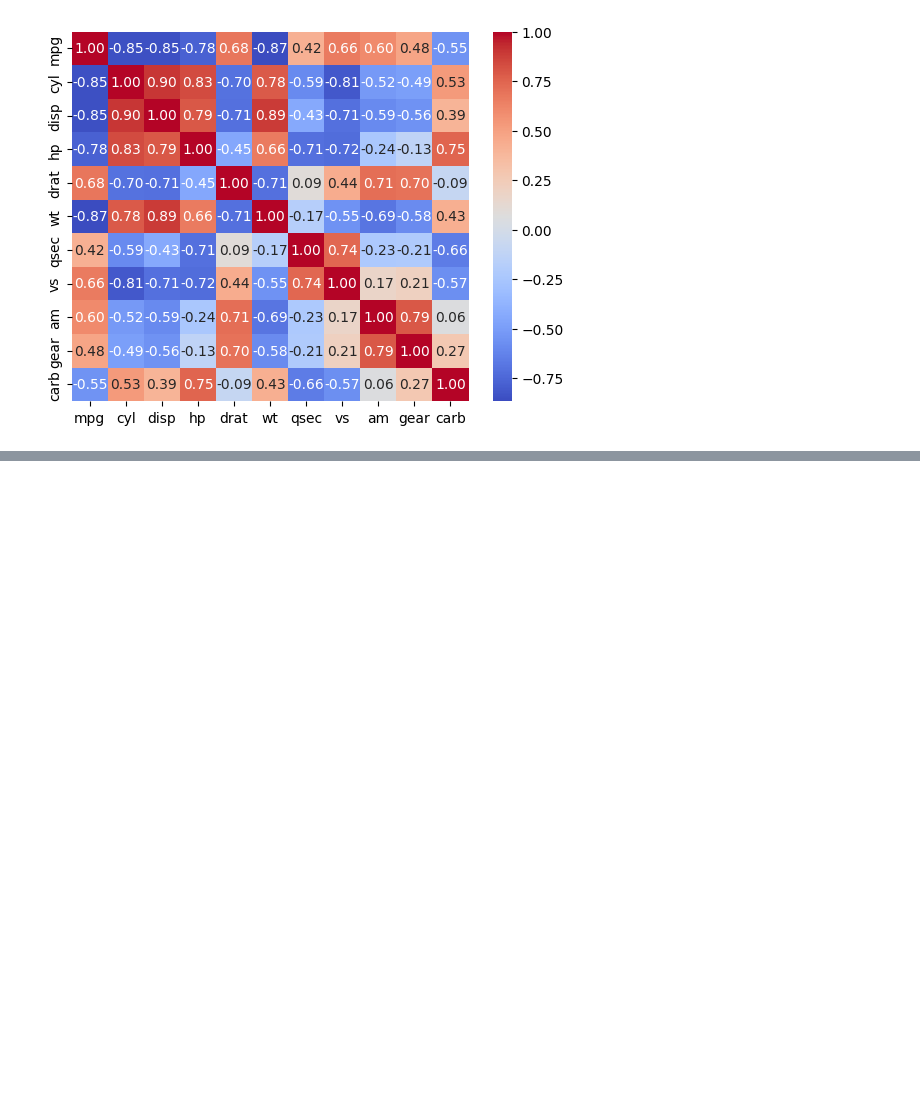
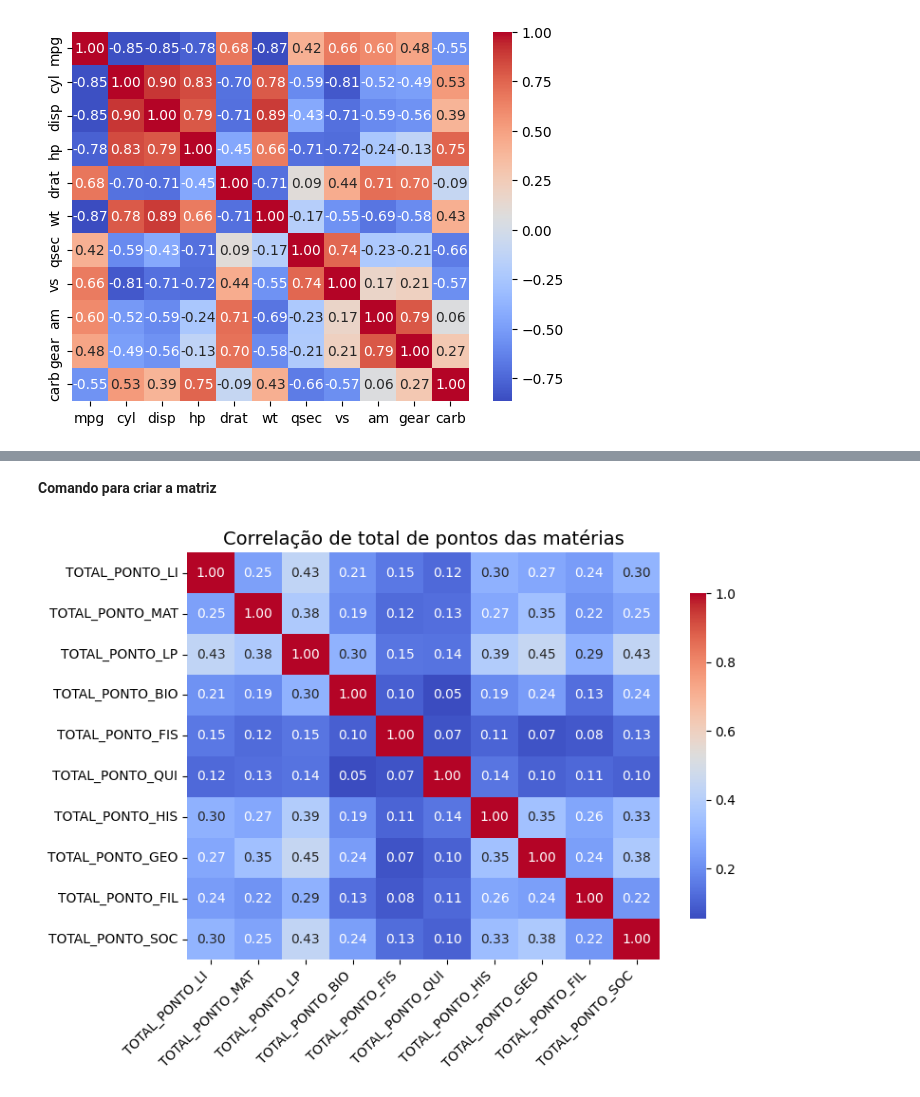
Before and after one commit to kaiquefaconi/Chartjs, a Jupyter notebook: Untitled0.ipynb, the cells around one changed output, grey strips where cells are left out. Drawn from its saved outputs; the diff is of its cells as text; code cells hidden in the pictures; blank space fills up the shorter version.

```diff
--- a/Untitled0.ipynb
+++ b/Untitled0.ipynb
@@ -41,0 +74,25 @@ sns.heatmap(corr, cmap='coolwarm', annot= True, fmt= '.2f')
+# %% [markdown]
+**Comando para criar a matriz**
+# %%
+# Escolher colunas de interesse
+colunas_interesse = ['TOTAL_PONTO_LI', 'TOTAL_PONTO_MAT', 'TOTAL_PONTO_LP', 'TOTAL_PONTO_BIO', 'TOTAL_PONTO_FIS', 'TOTAL_PONTO_QUI', 'TOTAL_PONTO_HIS', 'TOTAL_PONTO_GEO', 'TOTAL_PONTO_FIL', 'TOTAL_PONTO_SOC']  # Exemplo
+corr_focus = corr.loc[colunas_interesse, colunas_interesse]
+
+# Plotar heatmap focado
+plt.figure(figsize=(8, 6))
+sns.heatmap(
+    corr_focus,
+    cmap='coolwarm',
+    annot=True,
+    fmt='.2f',
+    annot_kws={"size": 10},
+    cbar_kws={"shrink": 0.8}
+)
+
+plt.xticks(rotation=45, ha='right', fontsize=10)
+plt.yticks(fontsize=10)
+plt.title("Correlação de total de pontos das matérias", fontsize=14)
+plt.tight_layout()
+plt.show()
+# %% [output]
+[figure, added]
```
Also changed, not shown: parts of 11 cells of this notebook.
